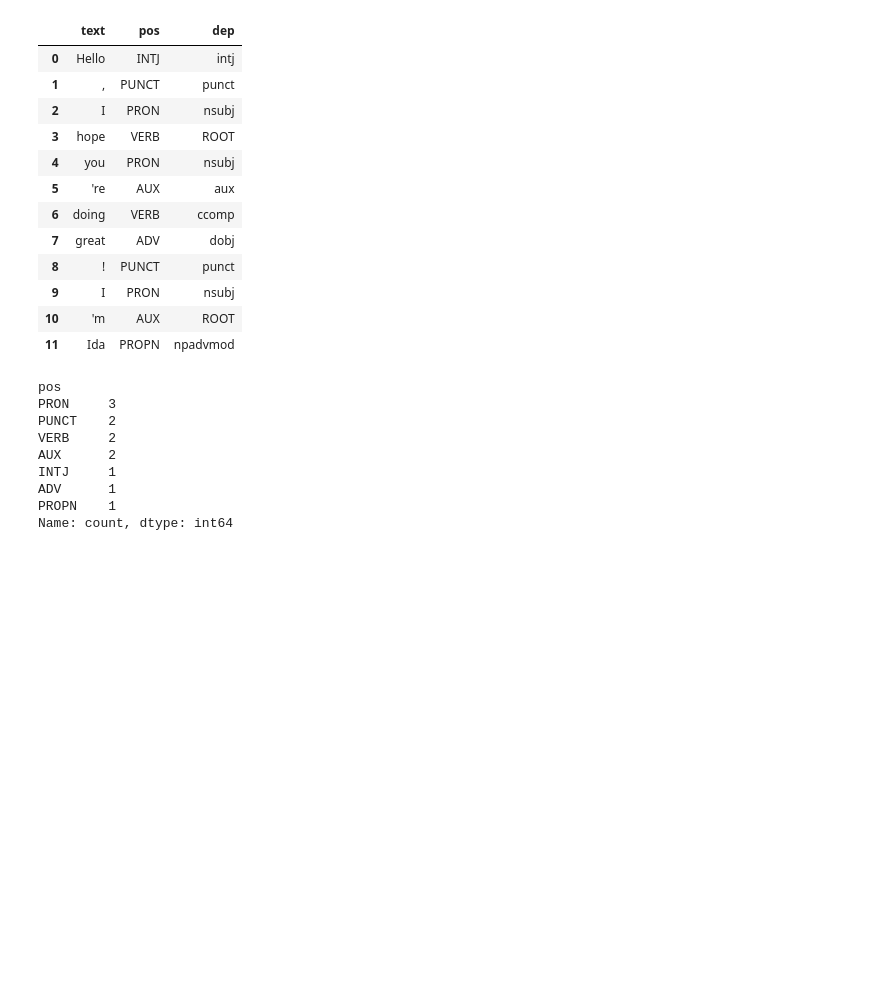
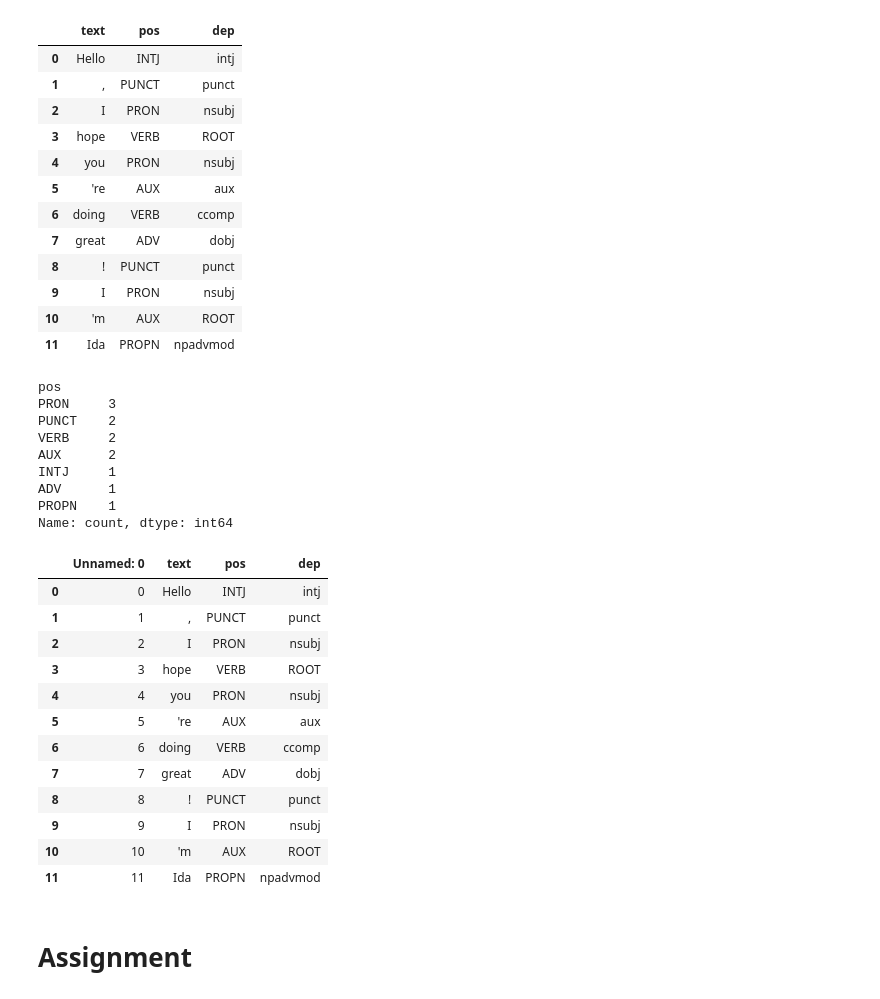
Before and after one commit to IdaElmBro/CDS-language, a Jupyter notebook: Notebooks/lecture3.ipynb, the cells around one changed output. Cells and saved outputs as stored; diff of their text form; code cells hidden in the pictures; blank space fills up the shorter version.

```diff
--- a/Notebooks/lecture3.ipynb
+++ b/Notebooks/lecture3.ipynb
@@ -125,3 +125,23 @@ Name: count, dtype: int64
 # %%
 # save the output
 df.to_csv("annotations.csv")
+# %%
+# read it
+input_df = pd.read_csv("annotations.csv")
+input_df
+# %% [output]
+|  | Unnamed: 0 | text | pos | dep |
+| 0 | 0 | Hello | INTJ | intj |
+| 1 | 1 | , | PUNCT | punct |
+| 2 | 2 | I | PRON | nsubj |
+| 3 | 3 | hope | VERB | ROOT |
+| 4 | 4 | you | PRON | nsubj |
+| 5 | 5 | 're | AUX | aux |
+| 6 | 6 | doing | VERB | ccomp |
+| 7 | 7 | great | ADV | dobj |
+| 8 | 8 | ! | PUNCT | punct |
+| 9 | 9 | I | PRON | nsubj |
+| 10 | 10 | 'm | AUX | ROOT |
+| 11 | 11 | Ida | PROPN | npadvmod |
+# %% [markdown]
+# Assignment
```
Also changed, not shown: 13 other files.
